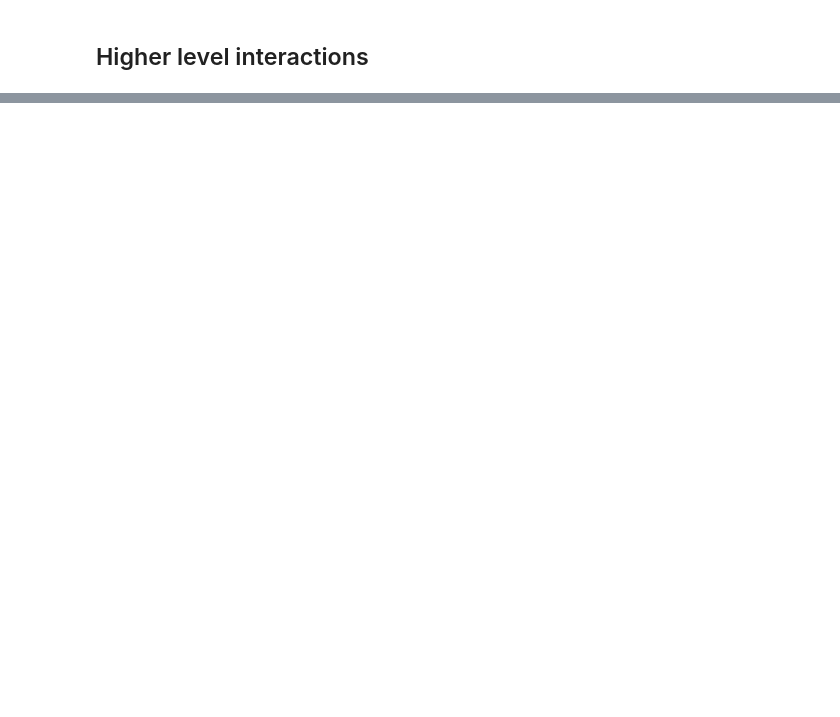
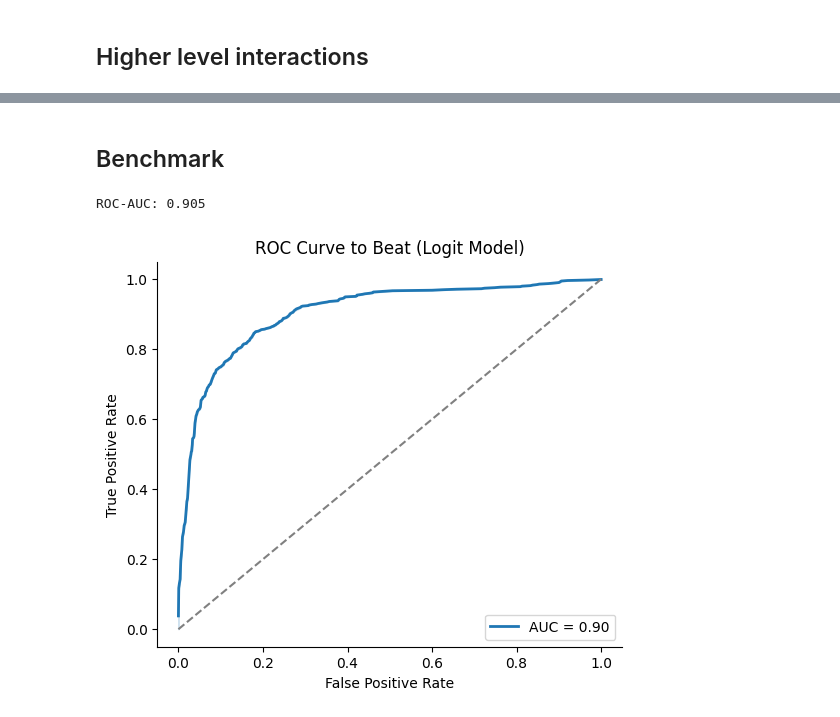
Before and after one commit to SyroQT/AML-group1-2, a Jupyter notebook: notebooks/01-eda.ipynb, the cells around one changed output, grey strips where cells are left out. Saved outputs shown, nothing was run; the diff lists cells and outputs as text; code cells hidden in the pictures; blank space fills up the shorter version.

Commit message:
-m Add mutual information and benchmark ROC

```diff
--- a/notebooks/01-eda.ipynb
+++ b/notebooks/01-eda.ipynb
@@ -120,0 +128,12 @@ Summary
+# %%
+from sklearn.model_selection import train_test_split
+
+X_train, X_test, y_train, y_test = train_test_split(
+    df.drop(columns="Diagnosis"),
+    df["Diagnosis"],
+    test_size=0.1,
+    stratify=df["Diagnosis"],
+    random_state=42,
+)
+
+print(len(X_train), len(X_test))
@@ -121,3 +142,8 @@ Summary
+# %%
+# Save data
+# TODO
+
+df = pd.concat([X_train.copy(), y_train.copy()], axis=1)
 # %% [markdown]
 ## Visuals
 # %%
@@ -318,0 +383,29 @@ dtype: float64
+# %% [markdown]
+## Benchmark
+# %%
+from sklearn.metrics import roc_curve, roc_auc_score
+
+# Predicted probabilities
+y_pred = log_reg.predict(X_slim)
+
+# Compute ROC curve and AUC
+fpr, tpr, _ = roc_curve(y, y_pred)
+auc = roc_auc_score(y, y_pred)
+print(f"ROC-AUC: {auc:.3f}")
+
+# Prepare DataFrame for seaborn
+roc_df = pd.DataFrame({"FPR": fpr, "TPR": tpr})
+
+# Plot
+plt.figure(figsize=(6, 5))
+sns.lineplot(data=roc_df, x="FPR", y="TPR", label=f"AUC = {auc:.2f}", linewidth=2)
+sns.lineplot(x=[0, 1], y=[0, 1], color="gray", linestyle="--")
+
+plt.title("ROC Curve to Beat (Logit Model)")
+plt.xlabel("False Positive Rate")
+plt.ylabel("True Positive Rate")
+plt.legend(loc="lower right")
+sns.despine()
+# %% [output]
+ROC-AUC: 0.905
+[figure, added]
```
Also changed, not shown: parts of 10 cells of this notebook, 1 other file.
